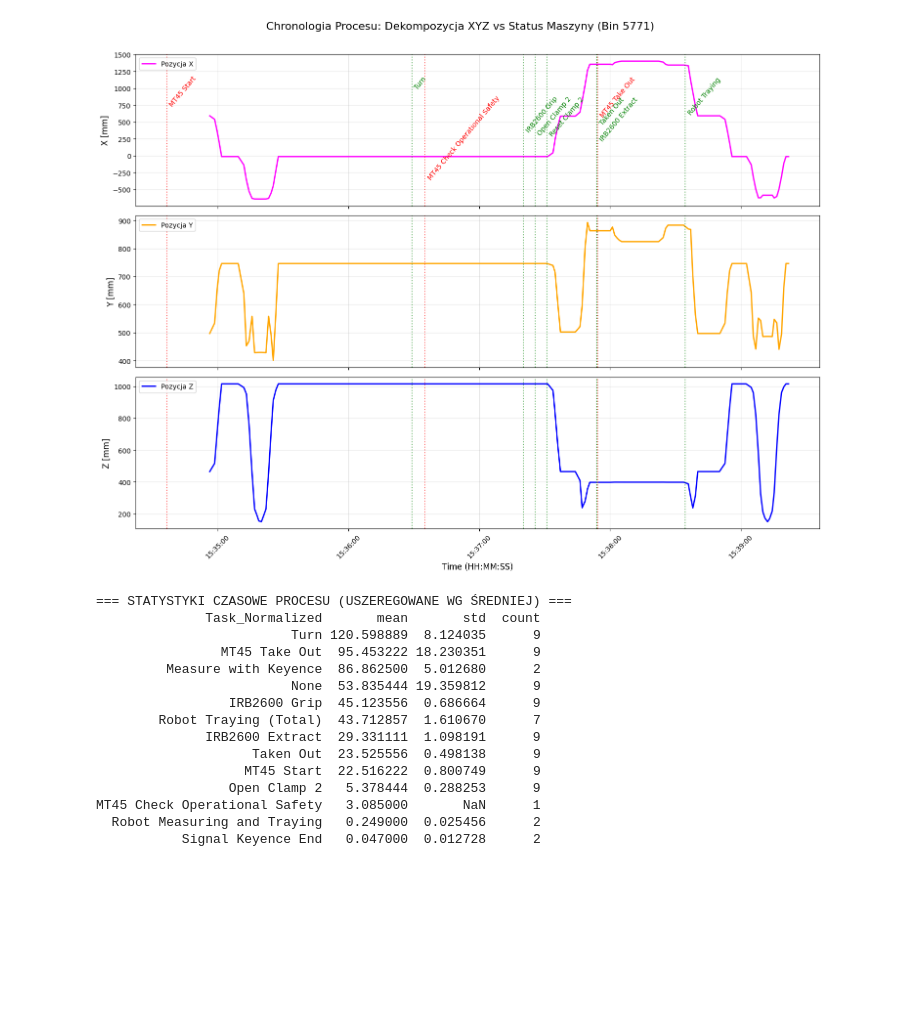
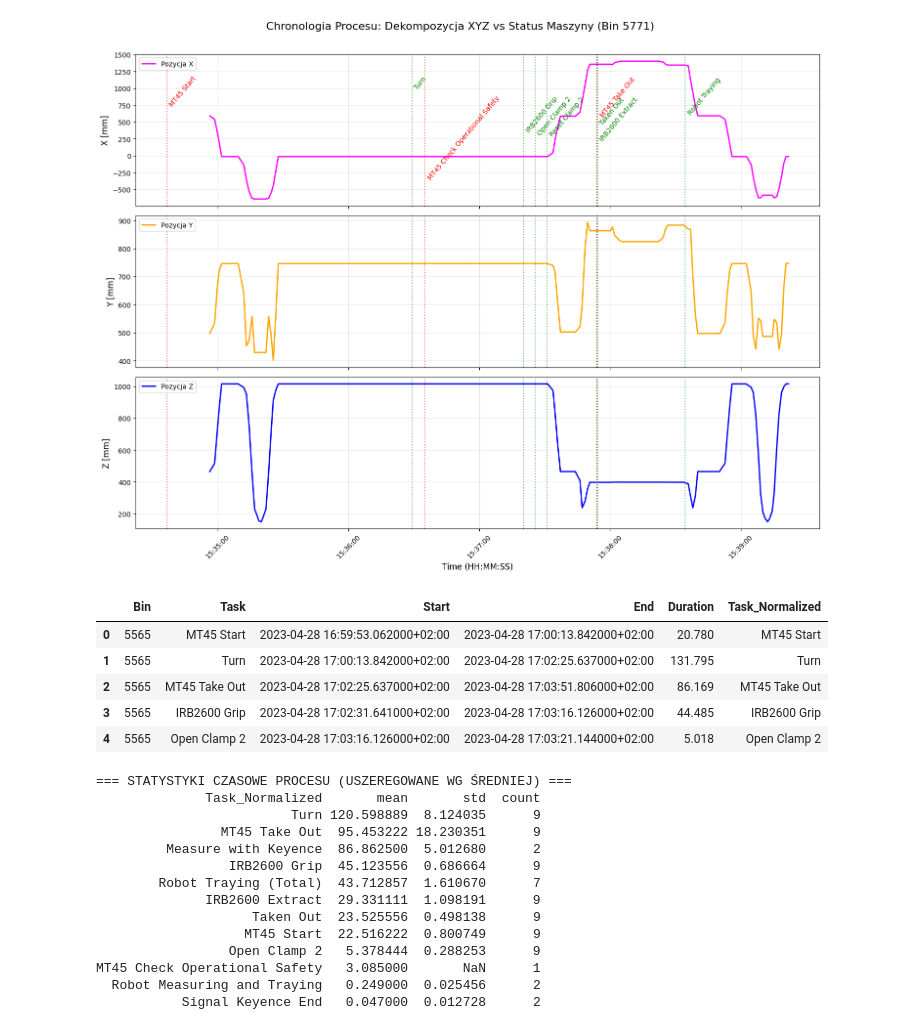
Before and after one commit to LukassF/BPA_XES_chess_pieces_project, a Jupyter notebook: milestone1_v2.ipynb, the cells around one changed output. Drawn from its saved outputs; the diff is of its cells as text; code cells hidden in the pictures; blank space fills up the shorter version.

```diff
--- a/milestone1_v2.ipynb
+++ b/milestone1_v2.ipynb
@@ -564,20 +546,30 @@ plt.show()
 # %%
 
 all_cycles_list = []
 unique_bins = [b for b in df_mt45['bin_label'].unique() if b != 'Preprocess']
 
 for bin_id in unique_bins:
     df_tasks = extract_cycle_tasks(df_mt45, bin_id)
     if not df_tasks.empty:
         all_cycles_list.append(df_tasks)
 
 df_all_tasks = pd.concat(all_cycles_list, ignore_index=True)
 
 name_map = {
     'Robot Measuring And Traying': 'Robot Traying (Total)',
     'Robot Traying': 'Robot Traying (Total)'
 }
 df_all_tasks['Task_Normalized'] = df_all_tasks['Task'].replace(name_map)
+df_all_tasks = df_all_tasks[df_all_tasks['Task_Normalized'] != 'None']
+
+df_all_tasks.head()
+# %% [output]
+|  | Bin | Task | Start | End | Duration | Task_Normalized |
+| 0 | 5565 | MT45 Start | 2023-04-28 16:59:53.062000+02:00 | 2023-04-28 17:00:13.842000+02:00 | 20.780 | MT45 Start |
+| 1 | 5565 | Turn | 2023-04-28 17:00:13.842000+02:00 | 2023-04-28 17:02:25.637000+02:00 | 131.795 | Turn |
+| 2 | 5565 | MT45 Take Out | 2023-04-28 17:02:25.637000+02:00 | 2023-04-28 17:03:51.806000+02:00 | 86.169 | MT45 Take Out |
+| 3 | 5565 | IRB2600 Grip | 2023-04-28 17:02:31.641000+02:00 | 2023-04-28 17:03:16.126000+02:00 | 44.485 | IRB2600 Grip |
+| 4 | 5565 | Open Clamp 2 | 2023-04-28 17:03:16.126000+02:00 | 2023-04-28 17:03:21.144000+02:00 | 5.018 | Open Clamp 2 |
 # %%
 stats = df_all_tasks.groupby('Task_Normalized')['Duration'].agg(['mean', 'std', 'count']).reset_index()
 stats = stats.sort_values('mean', ascending=False)
@@ -590,7 +582,6 @@ print(stats.to_string(index=False))
                          Turn 120.598889  8.124035      9
                 MT45 Take Out  95.453222 18.230351      9
          Measure with Keyence  86.862500  5.012680      2
-                         None  53.835444 19.359812      9
                  IRB2600 Grip  45.123556  0.686664      9
         Robot Traying (Total)  43.712857  1.610670      7
               IRB2600 Extract  29.331111  1.098191      9
```
Also changed, not shown: parts of 2 cells of this notebook.
